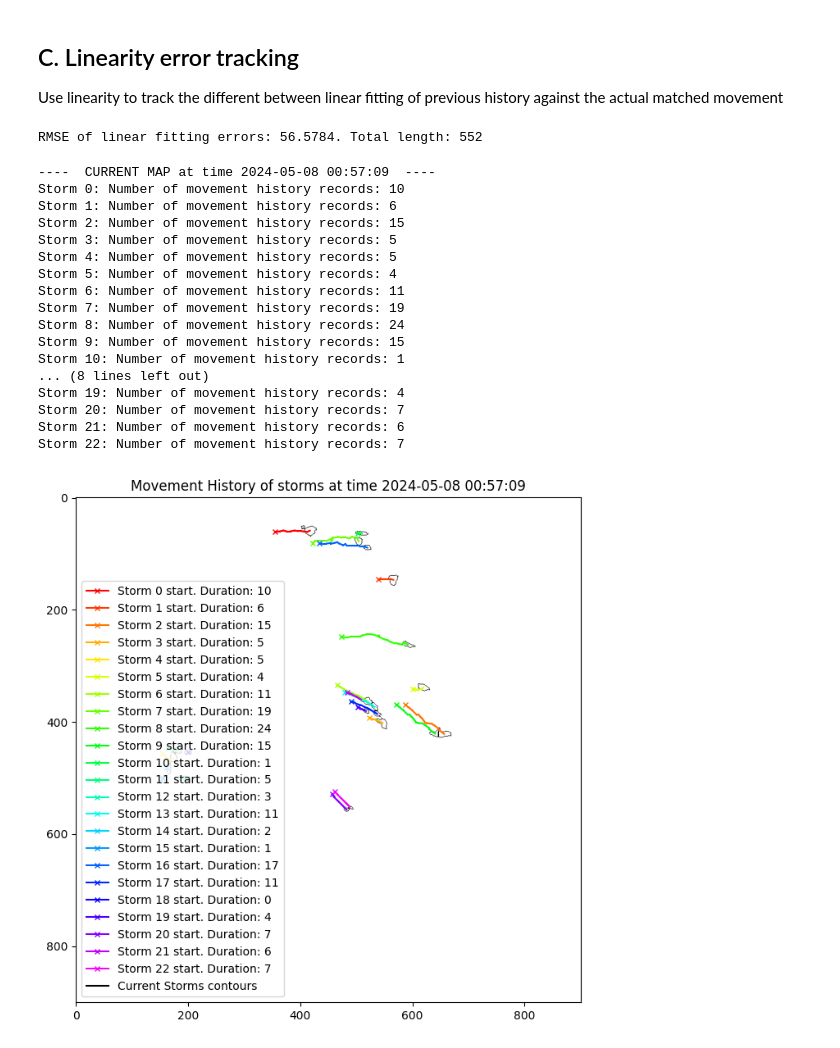
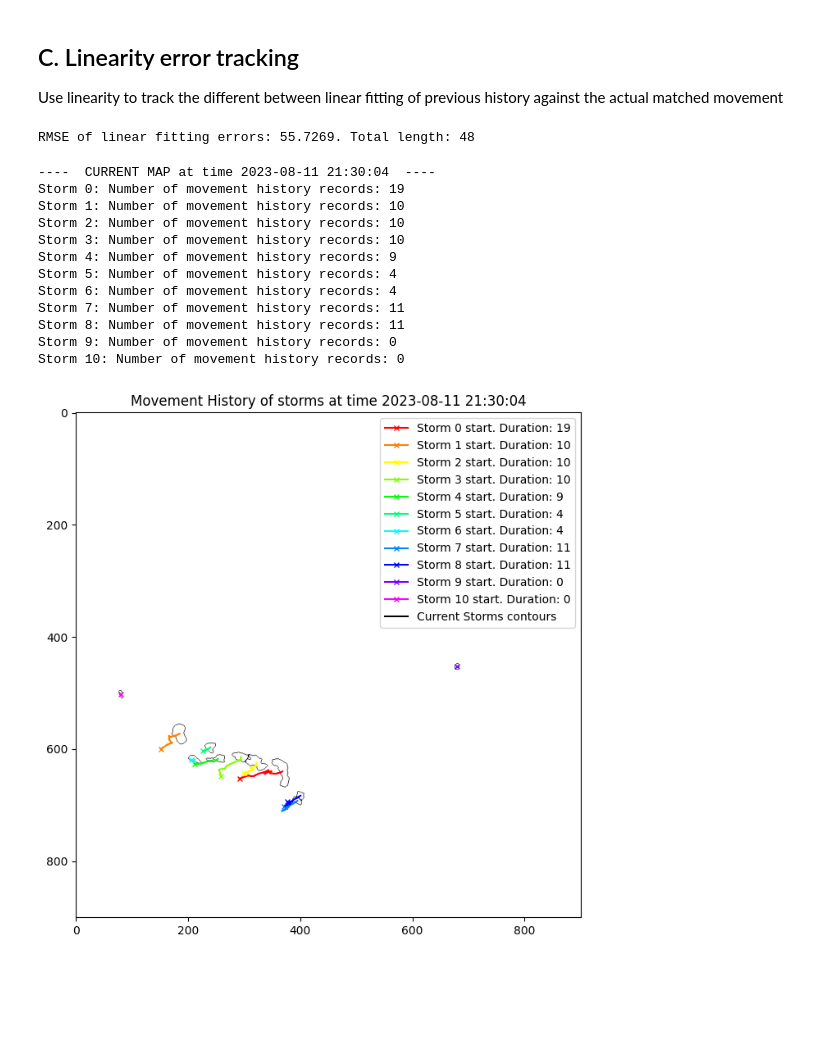
Before and after one commit to quochieu586/Thunderstorm-Nowcasting-Geometry-Topology-Approach, a Jupyter notebook: experimental_notebooks/stitan_model.ipynb, the cells around one changed output. Saved outputs shown, nothing was run; the diff lists cells and outputs as text; code cells hidden in the pictures; blank space fills up the shorter version.

Commit message:
fix: ETITAN, SCIT, STITAN and ATA

```diff
--- a/experimental_notebooks/stitan_model.ipynb
+++ b/experimental_notebooks/stitan_model.ipynb
@@ -36,12 +36,12 @@ sys.path
 from src.preprocessing import read_numpy_grid, nexrad_numpy_preprocessing_pipeline
 from tqdm import tqdm
 
-data_name = "KGRR"
+data_name = "KARX"
 SOURCE_PATH = f"data/numpy_grid/{data_name}"
 
 img_paths = [
     os.path.join(SOURCE_PATH, img_name) for img_name in sorted(os.listdir(SOURCE_PATH)) if img_name.endswith('.npy')
-]
+][:20]
 
 img_shape = read_numpy_grid(img_paths[0]).shape       # get shape of the image
 
@@ -61,6 +61,10 @@ for path in tqdm(img_paths, desc="Processing images and detecting storms"):
 FIRST_TIME_FRAME = time_frames[0]
 
 print(f"Number of frames: {len(dbz_maps)}")
+
+# replace nan values with 0
+for i in range(len(dbz_maps)):
+    dbz_maps[i] = np.nan_to_num(dbz_maps[i], nan=0.0)
 # %% [output]
 Image shape: (901, 901)
 --------------------
@@ -99,10 +73,10 @@ np.int64(154048)
 ## Load model
 # %%
 from src.models import STitanPrecipitationModel
-from src.identification import HypothesisIdentifier
+from src.identification import MorphContourIdentifier
 from src.cores.base import StormsMap
 
-model = STitanPrecipitationModel(identifier=HypothesisIdentifier())
+model = STitanPrecipitationModel(identifier=MorphContourIdentifier())
 
 storms_maps: list[StormsMap] = []
 total_storms = 0
@@ -148,4 +122,5 @@ plt.show()
 # %%
+from src.cores.movement_estimate import TREC
 from src.cores.base import StormsMap
 from src.cores.metrics import pod_score, far_score, csi_score
 
@@ -166,10 +141,18 @@ class PredictionBenchmarkModel:
 
 # Create benchmark model
 benchmark_model = PredictionBenchmarkModel()
-PREDICT_FORWARD_STEPS = 5
+MAX_VELOCITY = 200.0
+BLOCK_SIZE = 32
+STRIDE = 32
+
+PREDICT_FORWARD_STEPS = 3
 SLOW_START_STEPS = 10
 
-model = STitanPrecipitationModel(identifier=HypothesisIdentifier())  # max_velocity in pixels per hour
+trec = TREC(block_size=BLOCK_SIZE, stride=STRIDE, max_velocity=MAX_VELOCITY)
+
+model = STitanPrecipitationModel(
+    identifier=MorphContourIdentifier(), max_velocity=MAX_VELOCITY, trec=trec
+)  # max_velocity in pixels per hour
 temp_storm_map = storms_maps
 
 ours_model_evaluation = PredictionBenchmarkModel()
@@ -271,7 +254,7 @@ for storms_map in tqdm(storms_maps, desc="Computing linear fitting errors for st
 
 print(f"RMSE of linear fitting errors: {np.sqrt(np.mean(LINEAR_ERRORS_LST)):.4f}. Total length: {len(LINEAR_ERRORS_LST)}")
 # %% [output]
-RMSE of linear fitting errors: 56.5784. Total length: 552
+RMSE of linear fitting errors: 55.7269. Total length: 48
 # %%
 import colorsys
 
@@ -288,7 +271,7 @@ from src.preprocessing import convert_polygons_to_contours
 
 num_maps = len(storms_maps)
 
-model = STitanPrecipitationModel(identifier=HypothesisIdentifier())  # max_velocity in pixels per hour
+model = STitanPrecipitationModel(identifier=MorphContourIdentifier())  # max_velocity in pixels per hour
 
 for i in tqdm(range(num_maps), desc="Processing all storm maps for movement history visualization"):
     model.processing_map(storms_maps[i])  # Warm-up phase
@@ -306,47 +289,42 @@ for idx, storm in enumerate(current_map.storms):
     current_frame = current_map.time_frame
 
     color = np.array(colors[idx]) / 255.0
     end_point = (storm.contour.centroid.x, storm.contour.centroid.y)
 
     # backtrack the movement history
     for move_idx, movement in enumerate(storm.history_movements):
         prev_frame = storms_maps[-(move_idx + 2)].time_frame
         dt = (current_frame - prev_frame).seconds / 3600
         current_frame = prev_frame
 
         dy, dx = movement[0] * dt, movement[1] * dt
 
         start = end_point[0] - dx, end_point[1] - dy
         plt.plot([start[0], end_point[0]], [start[1], end_point[1]], color=color)
         end_point = start
 
     plt.plot(end_point[0], end_point[1], marker='x', color=color, markersize=5, label=f'Storm {idx} start. Duration: {len(storm.history_movements)}')
 
 contours = convert_polygons_to_contours([storm.contour for storm in current_map.storms])
 cv2.drawContours(blank_img, contours, -1, (0, 0, 0), 1)
 plt.plot([], [], color='black', label='Current Storms contours')
 plt.title(f"Movement History of storms at time {current_map.time_frame.strftime('%Y-%m-%d %H:%M:%S')}")
 
 plt.imshow(blank_img)
 plt.legend()
 
 plt.show()
 # %% [output]
-----  CURRENT MAP at time 2024-05-08 00:57:09  ----
-Storm 0: Number of movement history records: 10
-Storm 1: Number of movement history records: 6
-Storm 2: Number of movement history records: 15
-Storm 3: Number of movement history records: 5
-Storm 4: Number of movement history records: 5
+----  CURRENT MAP at time 2023-08-11 21:30:04  ----
+Storm 0: Number of movement history records: 19
+Storm 1: Number of movement history records: 10
+Storm 2: Number of movement history records: 10
+Storm 3: Number of movement history records: 10
+Storm 4: Number of movement history records: 9
 Storm 5: Number of movement history records: 4
-Storm 6: Number of movement history records: 11
-Storm 7: Number of movement history records: 19
-Storm 8: Number of movement history records: 24
-Storm 9: Number of movement history records: 15
-Storm 10: Number of movement history records: 1
-... (8 lines left out)
-Storm 19: Number of movement history records: 4
-Storm 20: Number of movement history records: 7
-Storm 21: Number of movement history records: 6
-Storm 22: Number of movement history records: 7
+Storm 6: Number of movement history records: 4
+Storm 7: Number of movement history records: 11
+Storm 8: Number of movement history records: 11
+Storm 9: Number of movement history records: 0
+Storm 10: Number of movement history records: 0
-[figure, old version]
+[figure, new version]
```
Also changed, not shown: parts of 8 cells of this notebook, 9 other files.
